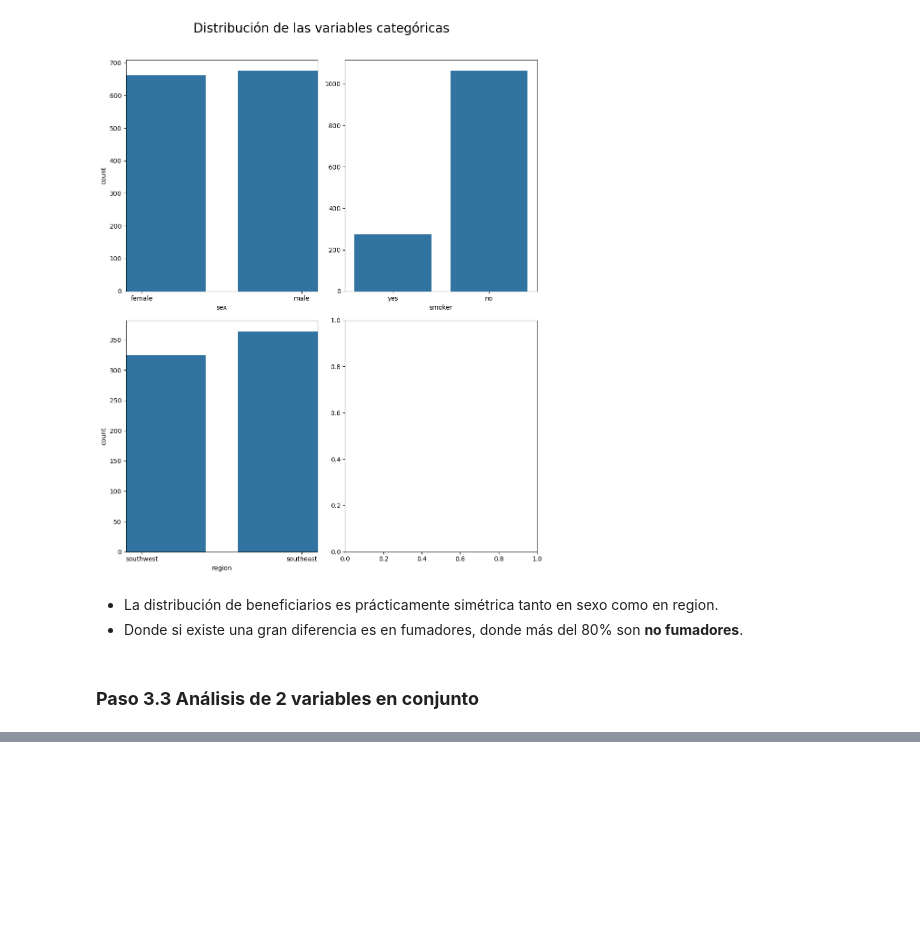
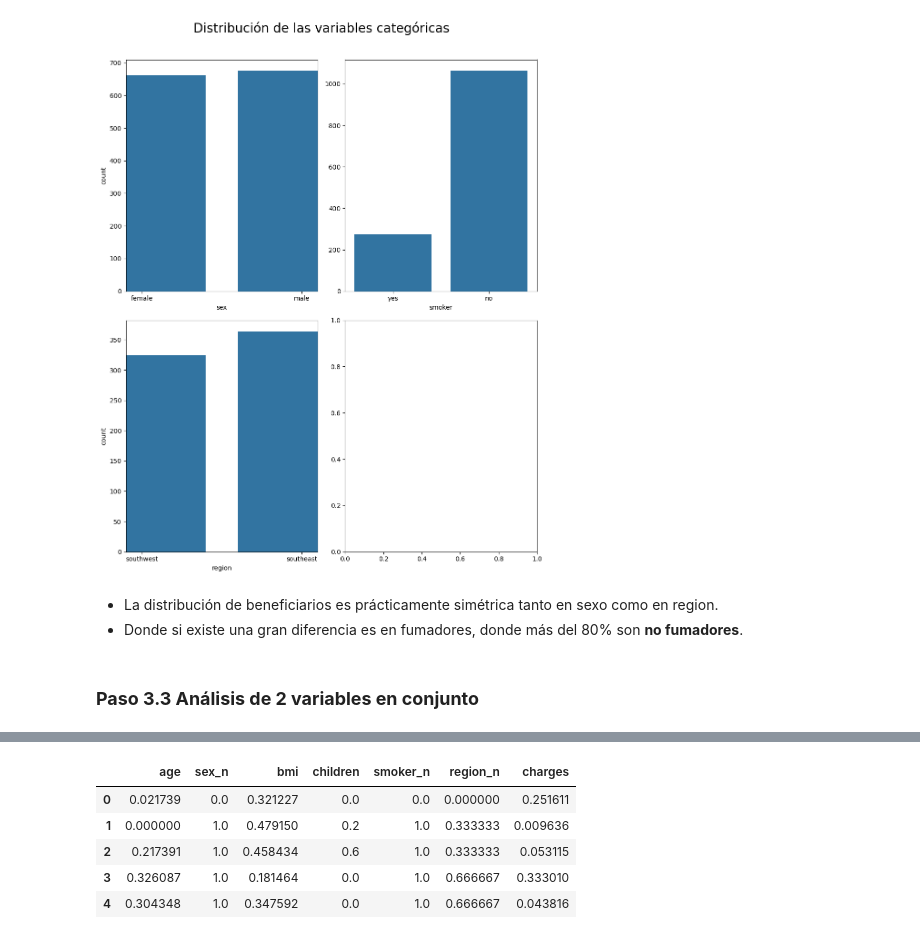
Before and after one commit to 4GeeksAcademy/machine-learning-python-template-ds-13-david-linear-regression, a Jupyter notebook: src/explore.ipynb, the cells around one changed output, grey strips where cells are left out. Saved outputs shown, nothing was run; the diff lists cells and outputs as text; code cells hidden in the pictures; blank space fills up the shorter version.

```diff
--- a/src/explore.ipynb
+++ b/src/explore.ipynb
@@ -221,0 +255,19 @@ plt.show()
+# %%
+# Factorizamos las variables categóricas que nos falten:
+data_med['region_n'] = pd.factorize(data_med['region'])[0]
+
+# Ahora creamos una lista con todas las variable numéricas (incluyendo las variables categóricas que acabamos de transformar)
+num_variables = ["age", "sex_n", "bmi", "children", "smoker_n", "region_n", "charges"]
+
+# Escalado de variables numéricas usando Min-Max Escaler. Así nos aseguramos de que todas las variables estén en el mismo rango (0 a 1)
+scaler = MinMaxScaler()
+scal_features = scaler.fit_transform(data_med[num_variables])
+data_med = pd.DataFrame(scal_features, index=data_med.index, columns=num_variables)
+data_med.head()
+# %% [output]
+|  | age | sex_n | bmi | children | smoker_n | region_n | charges |
+| 0 | 0.021739 | 0.0 | 0.321227 | 0.0 | 0.0 | 0.000000 | 0.251611 |
+| 1 | 0.000000 | 1.0 | 0.479150 | 0.2 | 1.0 | 0.333333 | 0.009636 |
+| 2 | 0.217391 | 1.0 | 0.458434 | 0.6 | 1.0 | 0.333333 | 0.053115 |
+| 3 | 0.326087 | 1.0 | 0.181464 | 0.0 | 1.0 | 0.666667 | 0.333010 |
+| 4 | 0.304348 | 1.0 | 0.347592 | 0.0 | 1.0 | 0.666667 | 0.043816 |
```
Also changed, not shown: parts of 8 cells of this notebook.
